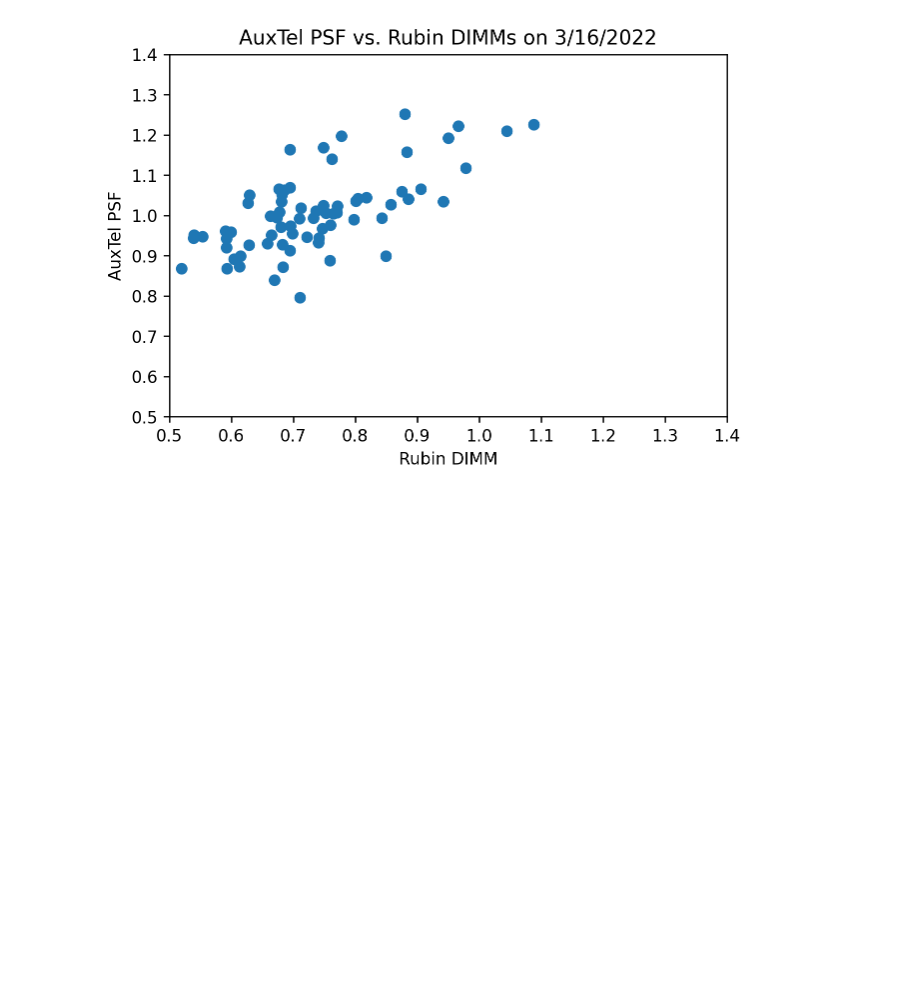
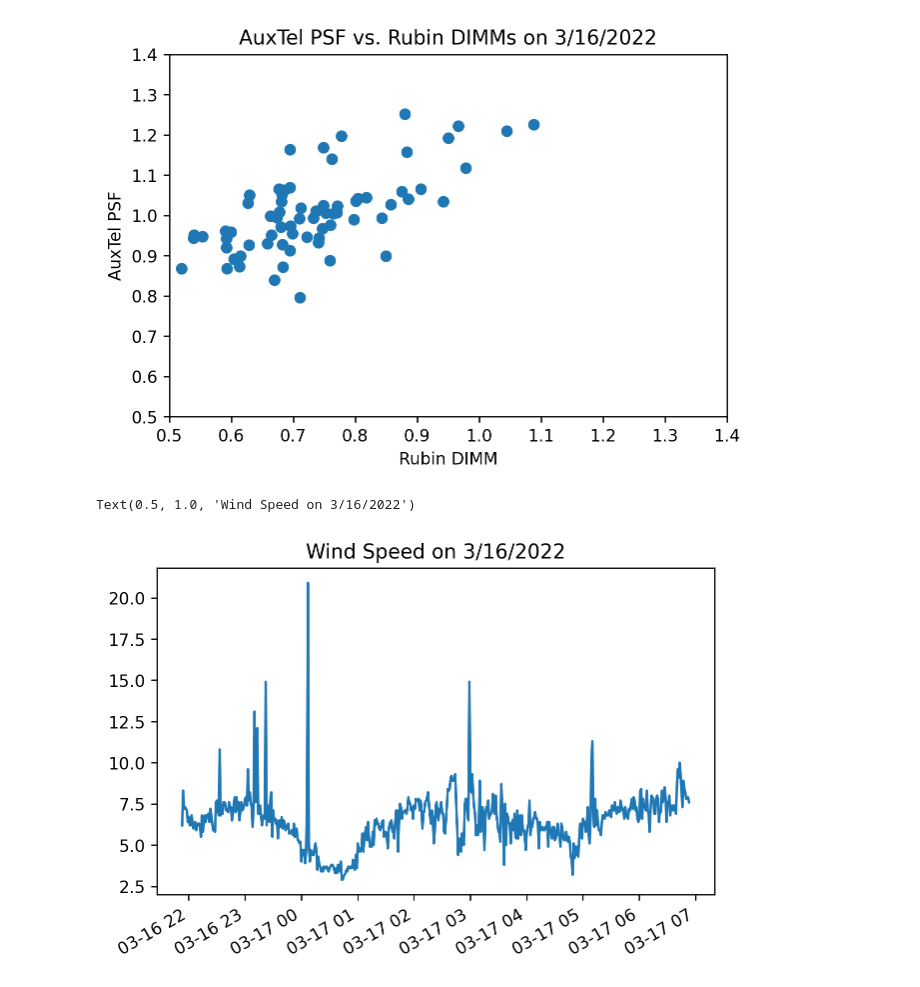
Before and after one commit to cwwalter/summit, a Jupyter notebook: DIMM.ipynb, the cells around one changed output. Saved outputs shown, nothing was run; the diff lists cells and outputs as text; code cells hidden in the pictures; blank space fills up the shorter version.

Commit message:
Add wind information.

```diff
--- a/DIMM.ipynb
+++ b/DIMM.ipynb
@@ -110,3 +110,29 @@ plt.ylim(0.5, 1.4)
 # %% [output]
 (0.5, 1.4)
 [figure]
+# %%
+#Get Weather
+wind_speed = await efd_client.select_time_series(
+        'lsst.sal.WeatherStation.windSpeed',
+        fields=['value'],
+        start=time_start,
+        end=time_end)
+
+wind_direction = await efd_client.select_time_series(
+        'lsst.sal.WeatherStation.windDirection',
+        fields=['value'],
+        start=time_start,
+        end=time_end)
+
+wind_speed.index = wind_speed.index.tz_convert('America/Santiago')
+wind_direction.index = wind_direction.index.tz_convert('America/Santiago')
+
+wind_speed_5 = wind_speed.resample('5min').mean()
+wind_direction_5 = wind_direction.resample('5min').mean()
+# %%
+wind_speed.value.plot()
+plt.title(r'Wind Speed on 3/16/2022')
+#plt.ylim(2.0, 10.0)
+# %% [output]
+Text(0.5, 1.0, 'Wind Speed on 3/16/2022')
+[figure, added]
```
Also changed, not shown: parts of 1 cell of this notebook.
